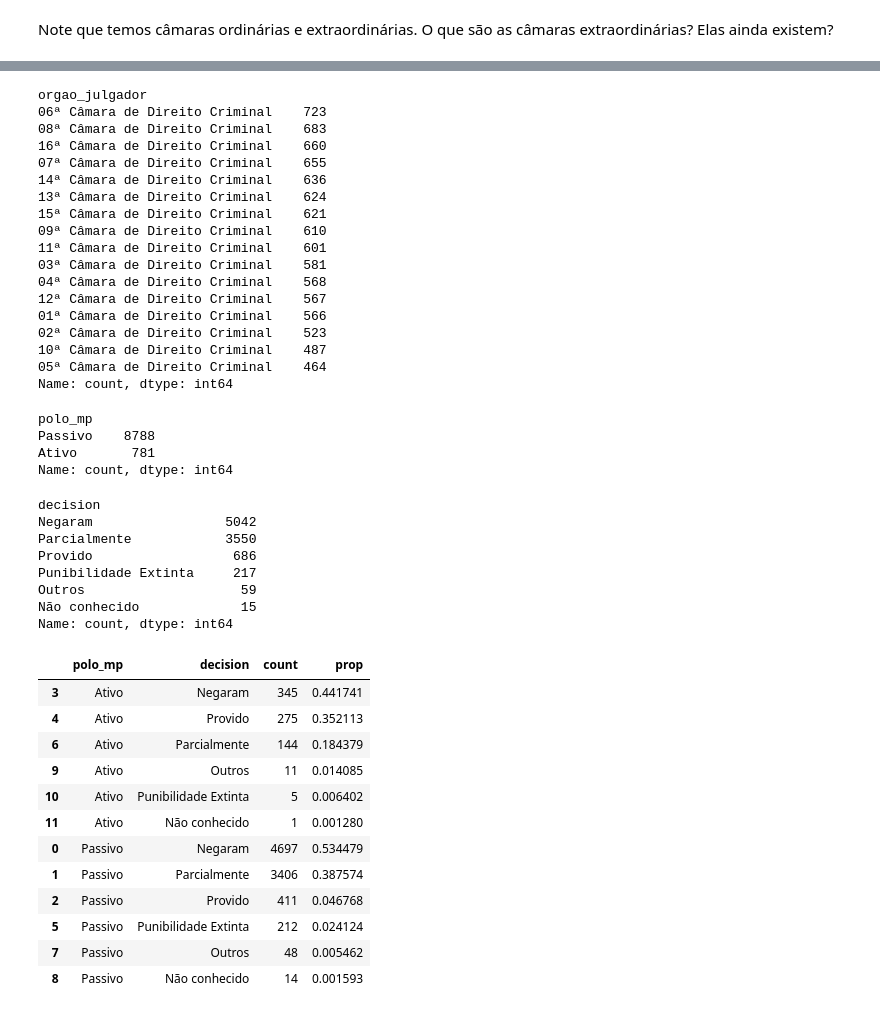
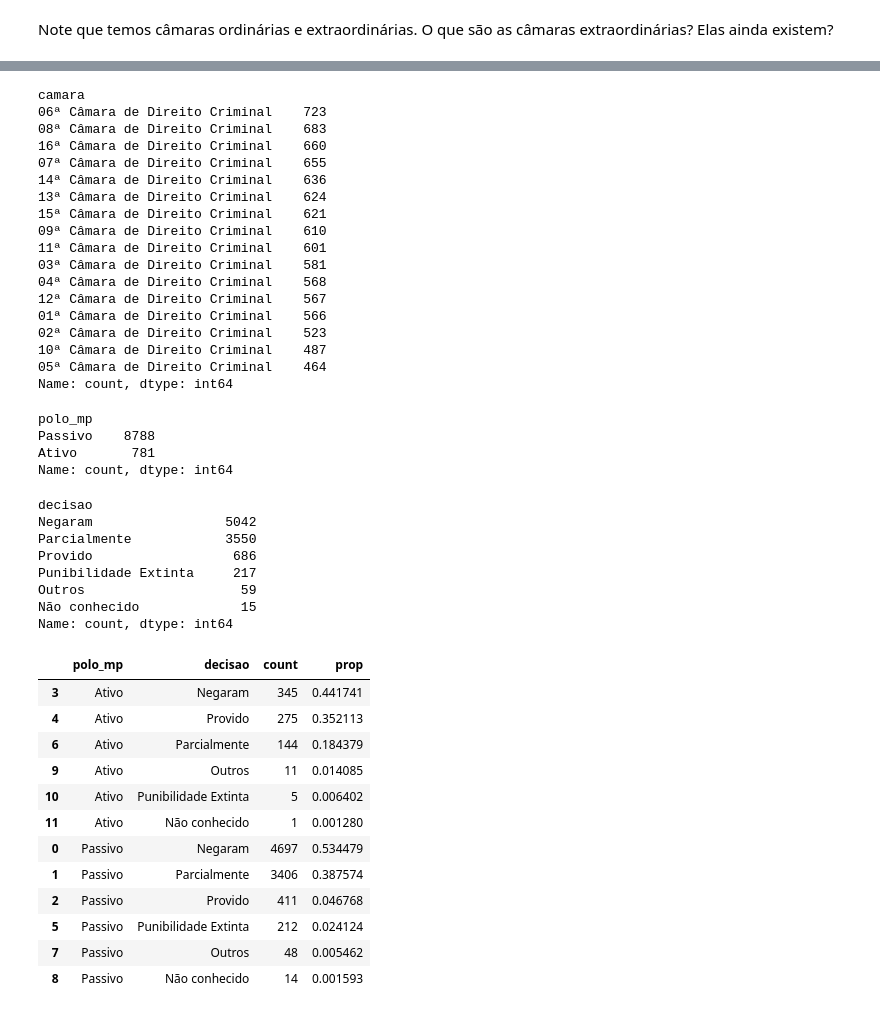
Before and after one commit to jtrecenti/main-cdad2, a Jupyter notebook: apostilas/01-tipos-variaveis/01-tipos-variaveis.ipynb, the cells around one changed output, grey strips where cells are left out. Cells and saved outputs as stored; diff of their text form; code cells hidden in the pictures.

```diff
--- a/apostilas/01-tipos-variaveis/01-tipos-variaveis.ipynb
+++ b/apostilas/01-tipos-variaveis/01-tipos-variaveis.ipynb
@@ -2,7 +2,7 @@
 import pandas as pd
 import seaborn as sns
 # %%
-camaras = pd.read_parquet('da_camaras.parquet')
+camaras = pd.read_parquet('https://github.com/jtrecenti/main-cdad2/releases/download/data/da_camaras.parquet')
 # %%
 camaras.info()
 # %% [output]
@@ -89,7 +87,7 @@ orgao_julgador
 05ª Câmara Criminal Extraordinária    0.0004
 Name: proportion, dtype: float64
 # %%
-camaras_ordinarias = camaras[camaras.orgao_julgador.str.contains('Direito Criminal')]
+camaras_ordinarias = camaras[camaras.camara.str.contains('Direito Criminal')]
 # %%
 camaras_ordinarias.info()
 # %% [output]
@@ -115,7 +111,7 @@ memory usage: 971.9+ KB
 # %%
-camaras_ordinarias.value_counts('orgao_julgador')
+camaras_ordinarias.value_counts('camara')
 # %% [output]
-orgao_julgador
+camara
 06ª Câmara de Direito Criminal    723
 08ª Câmara de Direito Criminal    683
 16ª Câmara de Direito Criminal    660
@@ -141,9 +137,9 @@ Passivo    8788
 Ativo       781
 Name: count, dtype: int64
 # %%
-camaras_ordinarias.value_counts('decision')
+camaras_ordinarias.value_counts('decisao')
 # %% [output]
-decision
+decisao
 Negaram                 5042
 Parcialmente            3550
 Provido                  686
@@ -153,15 +149,15 @@ Não conhecido             15
 Name: count, dtype: int64
 # %%
 contagens = camaras_ordinarias \
-  .value_counts(['polo_mp', 'decision']) \
+  .value_counts(['polo_mp', 'decisao']) \
   .reset_index() \
   .sort_values(['polo_mp', 'count'], ascending=[True, False])
 
 contagens['prop'] = contagens['count'] / contagens.groupby('polo_mp')['count'].transform('sum')
 
 contagens
 # %% [output]
-|  | polo_mp | decision | count | prop |
+|  | polo_mp | decisao | count | prop |
 | 3 | Ativo | Negaram | 345 | 0.441741 |
 | 4 | Ativo | Provido | 275 | 0.352113 |
 | 6 | Ativo | Parcialmente | 144 | 0.184379 |
```
Also changed, not shown: parts of 5 cells of this notebook.
